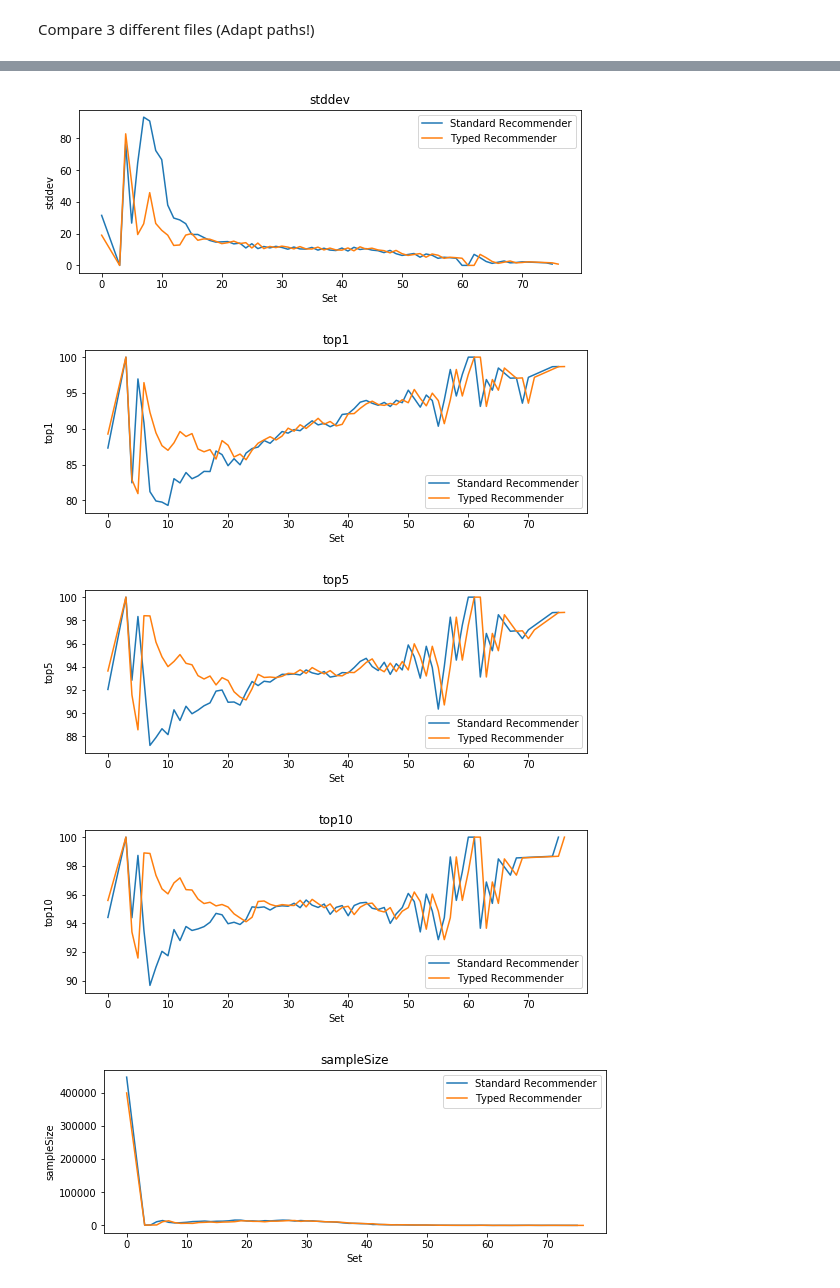
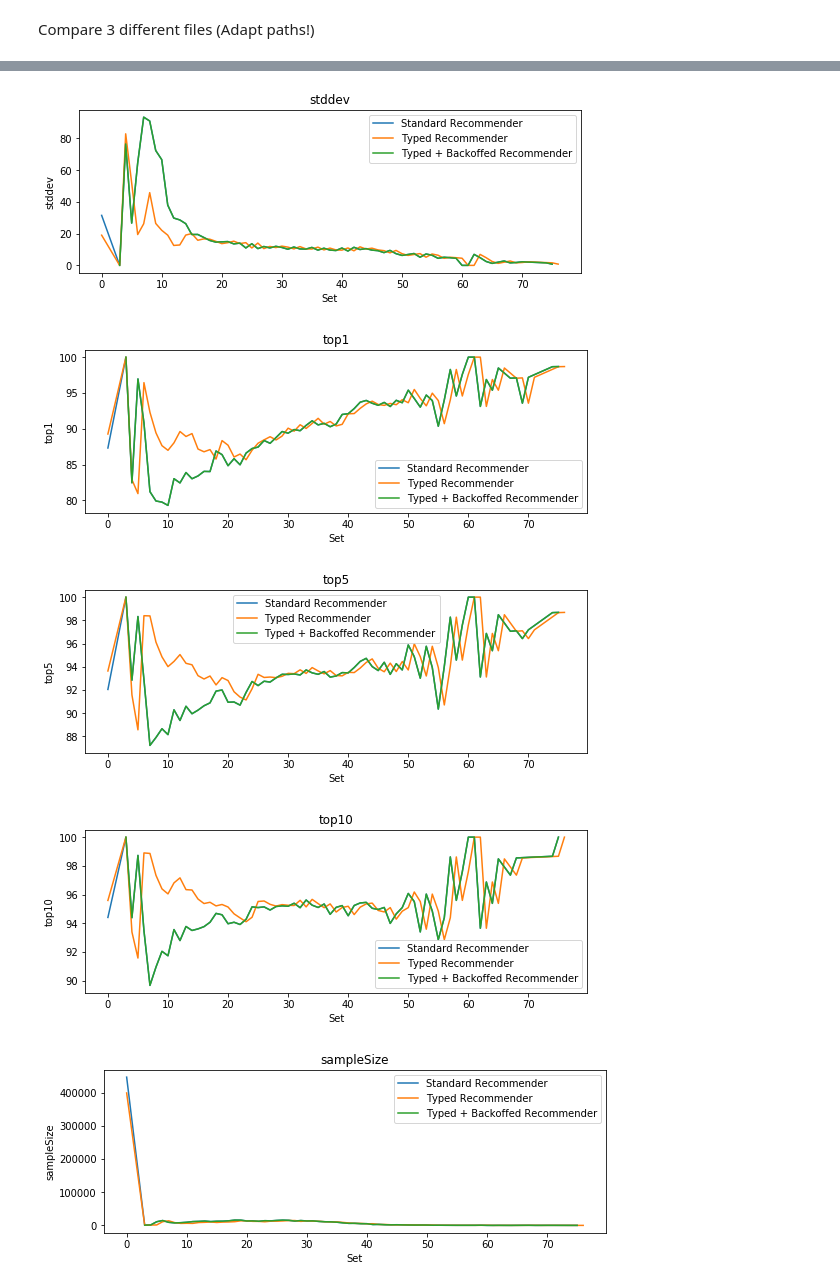
Before and after one commit to lgleim/SchemaTreeRecommender, a Jupyter notebook: evaluation/visualization_single_evaluation.ipynb, the cells around one changed output, grey strips where cells are left out. Saved outputs shown, nothing was run; the diff lists cells and outputs as text; code cells hidden in the pictures.

```diff
--- a/evaluation/visualization_single_evaluation.ipynb
+++ b/evaluation/visualization_single_evaluation.ipynb
@@ -3,7 +3,7 @@ import pandas as pd
 import json
 import numpy as np
 import matplotlib.pyplot as plt
-df2 = pd.read_csv("../testdata/10M.nt_1in2_test.gz_org.csv",encoding = "ISO-8859-1", skipinitialspace=True)
+df = pd.read_csv("../testdata/10M.nt_1in2_test.gz_org.csv",encoding = "ISO-8859-1", skipinitialspace=True)
 print(df[:10])
 print(df2[:10])
 # %% [output]
@@ -126,14 +126,14 @@ Compare 3 different files (Adapt paths!)
 # %%
 
 df_recommender = pd.read_csv("../testdata/10M.nt_1in2_test.gz_org.csv",encoding = "ISO-8859-1", skipinitialspace=True)
-df_types = pd.read_csv("../testdata/10M.nt_1in2_test.gz.csv",encoding = "ISO-8859-1", skipinitialspace=True)
-#df_types_and_backoff = pd.read_csv("../testdata/10M.nt_1in2_test.gz_org.csv",encoding = "ISO-8859-1", skipinitialspace=True)
+df_types = pd.read_csv("../testdata/10M.nt_1in2_test.gz_typed.csv",encoding = "ISO-8859-1", skipinitialspace=True)
+df_types_and_backoff = pd.read_csv("../testdata/10M.nt_1in2_test.gz_typed_backoffed.csv",encoding = "ISO-8859-1", skipinitialspace=True)
 
 for column in df_recommender:
     #standard deviation
     plt.plot(df_recommender['set'],df_recommender[column], label="Standard Recommender")
     plt.plot(df_types['set'],df_types[column], label="Typed Recommender")
-    #plt.plot(df_detailed['set'],df_detailed[column], label="Typed + Backoffed Recommender")
+    plt.plot(df_detailed['set'],df_detailed[column], label="Typed + Backoffed Recommender")
     plt.title(column)
     plt.xlabel("Set")
     plt.ylabel(column)
@@ -146,5 +146,5 @@ for column in df_recommender:
-[figure, old version]
+[figure, new version]
-[figure, old version]
+[figure, new version]
-[figure, old version]
+[figure, new version]
-[figure, old version]
+[figure, new version]
-[figure, old version]
+[figure, new version]
```
Also changed, not shown: parts of 3 cells of this notebook, 4 other files.
